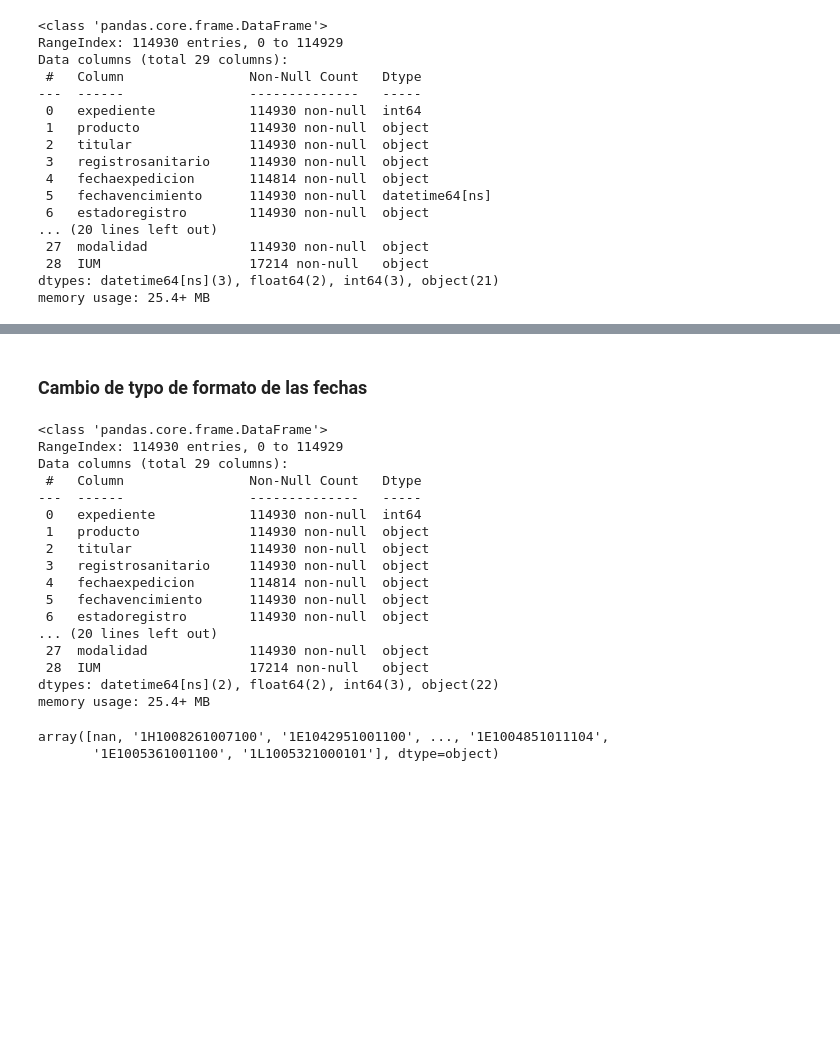
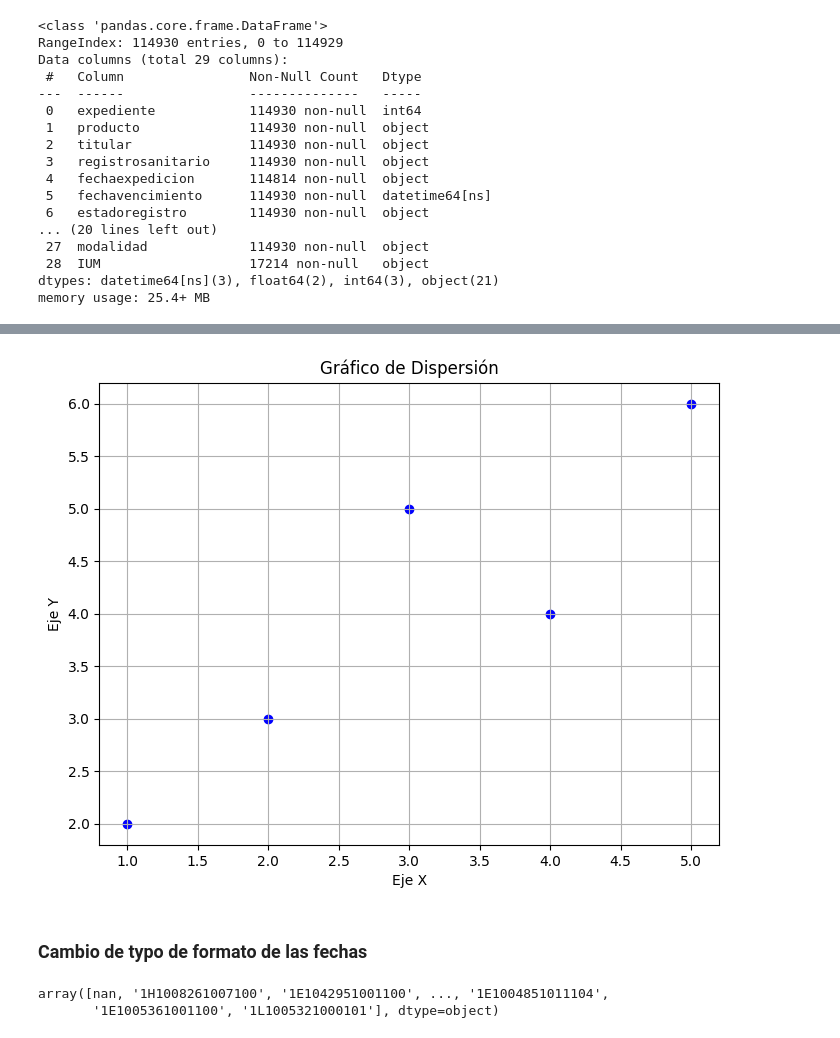
Before and after one commit to GermanAntonioFuentesTapias/proyecto-datos, a Jupyter notebook: ProyectoPython.ipynb, the cells around one changed output, grey strips where cells are left out. Saved outputs shown, nothing was run; the diff lists cells and outputs as text; code cells hidden in the pictures; blank space fills up the shorter version.

```diff
--- a/ProyectoPython.ipynb
+++ b/ProyectoPython.ipynb
@@ -208,25 +254,27 @@ memory usage: 25.4+ MB
+# %%
+import pandas as pd
+import matplotlib.pyplot as plt
+
+# Crear un DataFrame de ejemplo con datos de dispersión
+data = {'X': [1, 2, 3, 4, 5],
+        'Y': [2, 3, 5, 4, 6]}
+
+df = pd.DataFrame(data)
+
+# Crear el gráfico de dispersión
+plt.figure(figsize=(8, 6))
+plt.scatter(dc['X'], dc['Y'], color='blue', marker='o')
+plt.xlabel('Eje X')
+plt.ylabel('Eje Y')
+plt.title('Gráfico de Dispersión')
+plt.grid(True)
+
+# Mostrar el gráfico
+plt.show()
+# %% [output]
+[figure, added]
 # %% [markdown]
 <h3> Cambio de typo de formato de las fechas</h3>
-# %%
-df.info()
-# %% [output]
-<class 'pandas.core.frame.DataFrame'>
-RangeIndex: 114930 entries, 0 to 114929
-Data columns (total 29 columns):
- #   Column                Non-Null Count   Dtype
----  ------                --------------   -----
- 0   expediente            114930 non-null  int64
- 1   producto              114930 non-null  object
- 2   titular               114930 non-null  object
- 3   registrosanitario     114930 non-null  object
- 4   fechaexpedicion       114814 non-null  object
- 5   fechavencimiento      114930 non-null  object
- 6   estadoregistro        114930 non-null  object
-... (20 lines left out)
- 27  modalidad             114930 non-null  object
- 28  IUM                   17214 non-null   object
-dtypes: datetime64[ns](2), float64(2), int64(3), object(22)
-memory usage: 25.4+ MB
 # %%
 pd.unique(df['IUM'])
 # %% [output]
```
Also changed, not shown: parts of 18 cells of this notebook.
